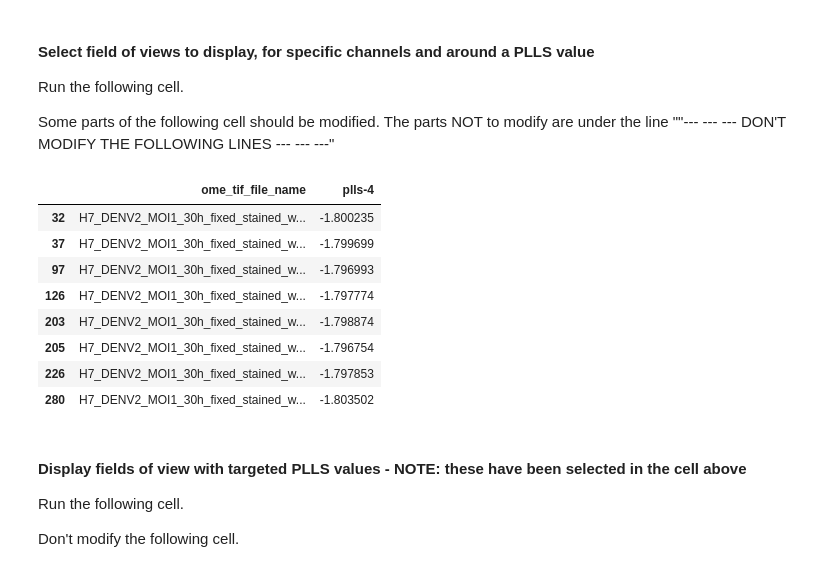
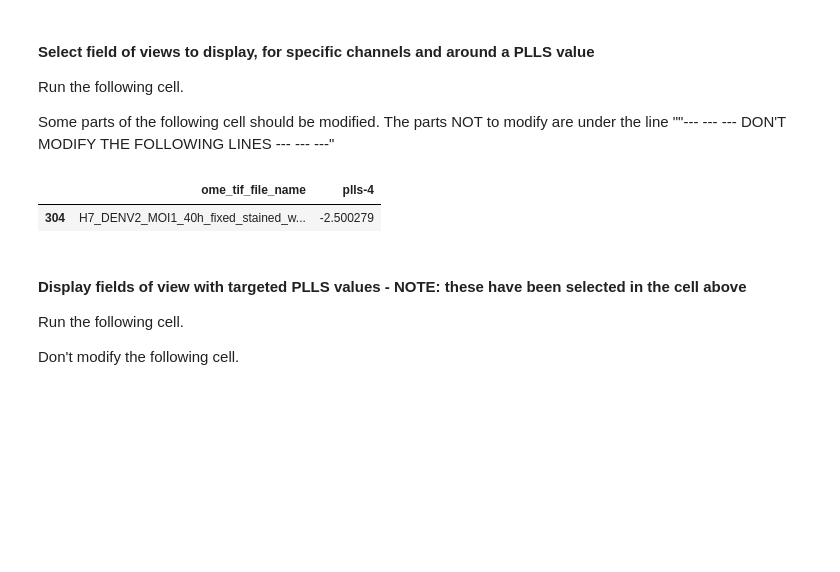
Before and after one commit to IDIP-Platform/ACID, a Jupyter notebook: part3_control_image_quality.ipynb, the cells around one changed output. Saved outputs shown, nothing was run; the diff lists cells and outputs as text; code cells hidden in the pictures; blank space fills up the shorter version.

```diff
--- a/part3_control_image_quality.ipynb
+++ b/part3_control_image_quality.ipynb
@@ -541,27 +543,20 @@ Some parts of the following cell should be modified. The parts NOT to modify are
 # %%
 qc_to_display = "plls" # string, how it is reported in the graph
 channel_to_display = 4 # int, how it is reported in the graph
-value_to_display = -1.8 # int or float
-one_sided_range = 0.005 # int or float
+value_to_display = -2.5 # int or float
+one_sided_range = 0.0003 # int or float
 
 
 # ""--- --- --- DON'T MODIFY THE FOLLOWING LINES --- --- ---"
 # select columns
 df_to_display = metadata_df[(metadata_df[f"{qc_to_display}{ch_measurement_separator}{channel_to_display}"]>value_to_display-abs(one_sided_range))
                             &
                             (metadata_df[f"{qc_to_display}{ch_measurement_separator}{channel_to_display}"]<value_to_display+abs(one_sided_range))][[fov_column_name, f"{qc_to_display}{ch_measurement_separator}{channel_to_display}"]]
 
 df_to_display
 # %% [output]
 |  | ome_tif_file_name | plls-4 |
-| 32 | H7_DENV2_MOI1_30h_fixed_stained_w... | -1.800235 |
-| 37 | H7_DENV2_MOI1_30h_fixed_stained_w... | -1.799699 |
-| 97 | H7_DENV2_MOI1_30h_fixed_stained_w... | -1.796993 |
-| 126 | H7_DENV2_MOI1_30h_fixed_stained_w... | -1.797774 |
-| 203 | H7_DENV2_MOI1_30h_fixed_stained_w... | -1.798874 |
-| 205 | H7_DENV2_MOI1_30h_fixed_stained_w... | -1.796754 |
-| 226 | H7_DENV2_MOI1_30h_fixed_stained_w... | -1.797853 |
-| 280 | H7_DENV2_MOI1_30h_fixed_stained_w... | -1.803502 |
+| 304 | H7_DENV2_MOI1_40h_fixed_stained_w... | -2.500279 |
 # %% [markdown]
 #### Display fields of view with targeted PLLS values - NOTE: these have been selected in the cell above
 
```
Also changed, not shown: parts of 8 cells of this notebook, 1 other file.
